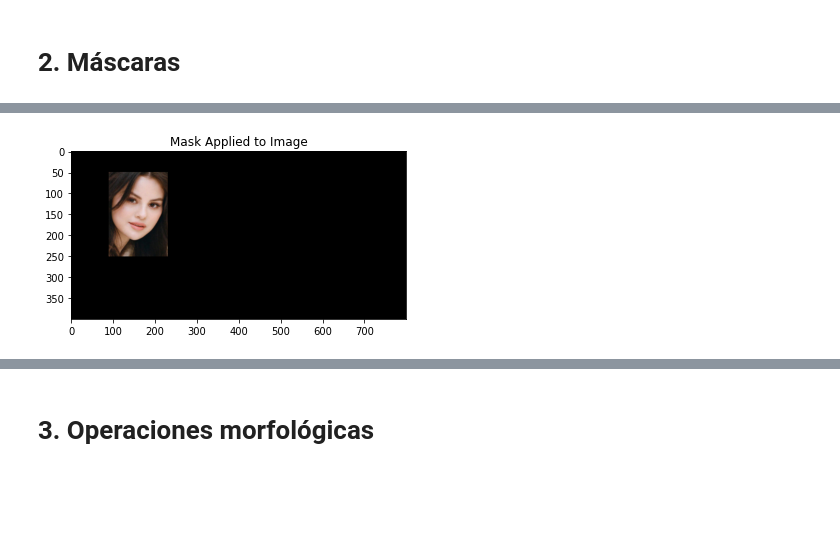
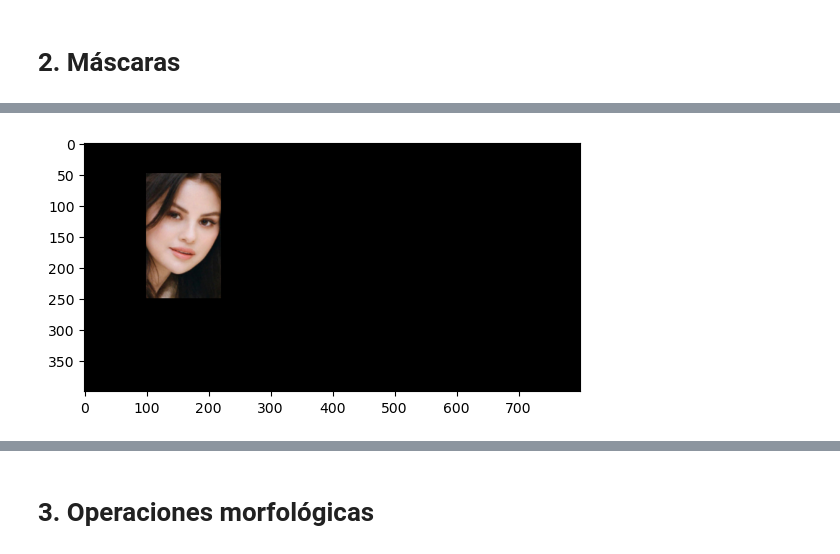
Before and after one commit to cj-chavarria/Deep-Learning-Coursework, a Jupyter notebook: DLCV_05_OperacionesLogicas-Mascaras/DLCV_05_OperacionesLogicas-Mascaras_Clase.ipynb, the cells around one changed output, grey strips where cells are left out. Drawn from its saved outputs; the diff is of its cells as text; code cells hidden in the pictures; blank space fills up the shorter version.

```diff
--- a/DLCV_05_OperacionesLogicas-Mascaras/DLCV_05_OperacionesLogicas-Mascaras_Clase.ipynb
+++ b/DLCV_05_OperacionesLogicas-Mascaras/DLCV_05_OperacionesLogicas-Mascaras_Clase.ipynb
@@ -86,4 +111,10 @@ import cv2 as cv
 # 2. Máscaras
 # %%
 # Abrir el archivo 'figuras/people.jpg'
+
+img =  cv.imread('figuras/people.jpg')
+img =  cv.cvtColor(img, cv.COLOR_BGR2RGB)
+
+plt.imshow(img)
+plt.show()
 # %% [output]
@@ -94,0 +122,6 @@ import cv2 as cv
+# %%
+# Mascara rectangular
+mascara_rectangular =  np.zeros((400, 800), dtype='uint8')
+cv.rectangle(mascara_rectangular, (100, 50), (220, 250), 255, -1)
+plt.imshow(mascara_rectangular, cmap='gray')
+plt.show()
@@ -95,4 +130,8 @@ import cv2 as cv
 # %%
 #Aplicar la mascara rectangular
+
+img_mascara_rectangular = cv.bitwise_and(img, img, mask=mascara_rectangular)
+plt.imshow(img_mascara_rectangular)
+plt.show()
 # %% [output]
-[figure, old version]
+[figure, new version]
```
Also changed, not shown: parts of 42 cells of this notebook, 24 other files.
